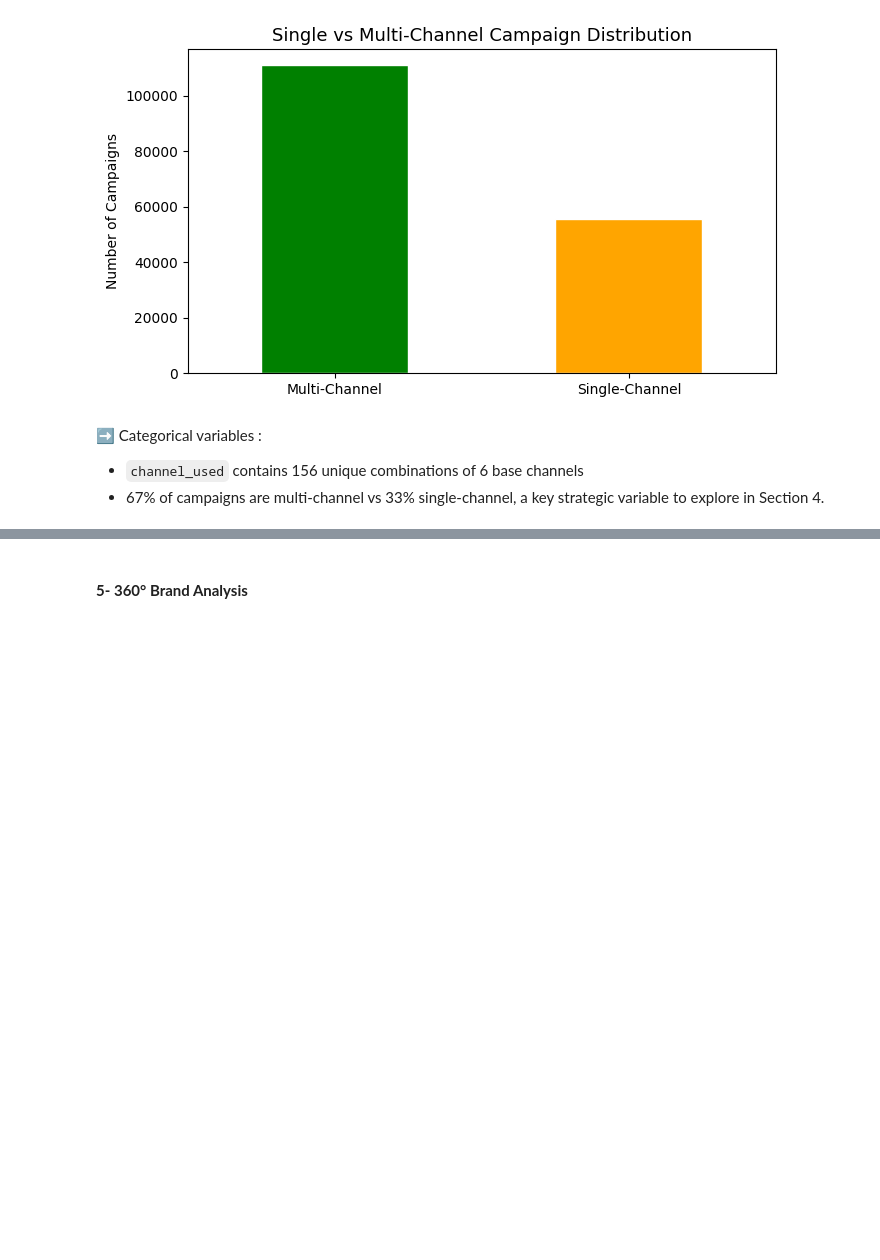
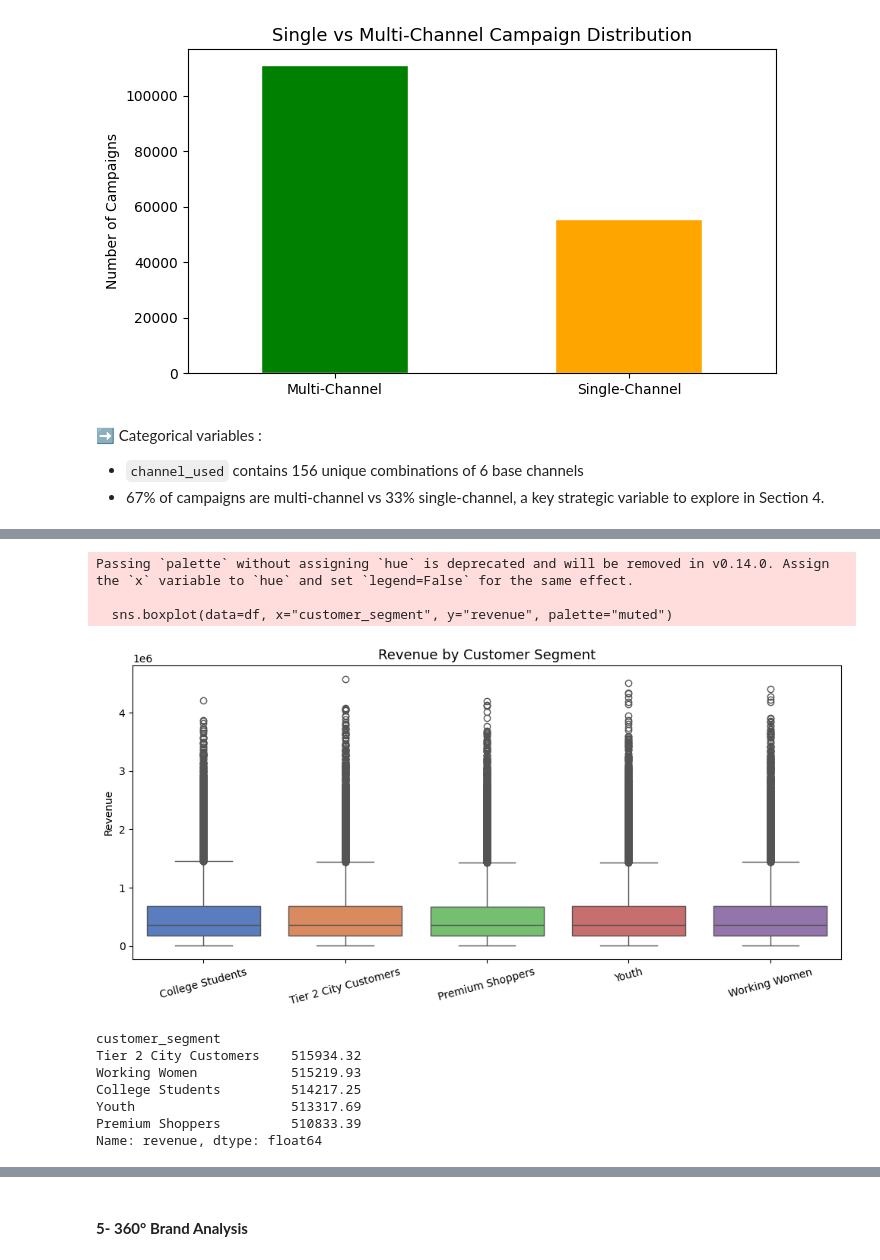
Before and after one commit to salimatter/marketing-campaign-audit, a Jupyter notebook: multi_brand_marketing_campaign.ipynb, the cells around one changed output, grey strips where cells are left out. Saved outputs shown, nothing was run; the diff lists cells and outputs as text; code cells hidden in the pictures; blank space fills up the shorter version.

```diff
--- a/multi_brand_marketing_campaign.ipynb
+++ b/multi_brand_marketing_campaign.ipynb
@@ -456,0 +541,26 @@ Name: proportion, dtype: float64
+# %%
+# Comparing revenue across customer segments
+# Identifies highest value segments for targeting optimization
+
+plt.figure(figsize=(10, 5))
+sns.boxplot(data=df, x="customer_segment", y="revenue", palette="muted")
+plt.title("Revenue by Customer Segment", fontsize=13)
+plt.xlabel("")
+plt.ylabel("Revenue")
+plt.xticks(rotation=15)
+plt.tight_layout()
+plt.show()
+
+print(df.groupby("customer_segment")["revenue"].mean().round(2).sort_values(ascending=False))
+# %% [output]
+Passing `palette` without assigning `hue` is deprecated and will be removed in v0.14.0. Assign the `x` variable to `hue` and set `legend=False` for the same effect.
+
+  sns.boxplot(data=df, x="customer_segment", y="revenue", palette="muted")
+[figure, added]
+customer_segment
+Tier 2 City Customers    515934.32
+Working Women            515219.93
+College Students         514217.25
+Youth                    513317.69
+Premium Shoppers         510833.39
+Name: revenue, dtype: float64
```
Also changed, not shown: parts of 10 cells of this notebook.
